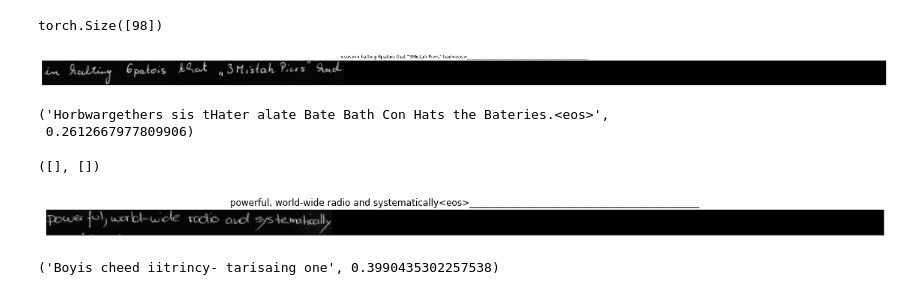
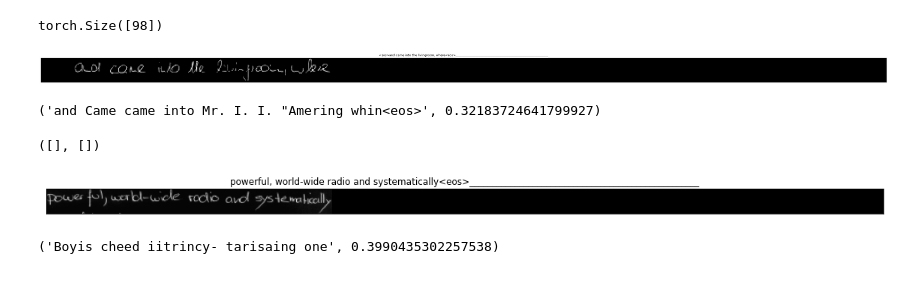
Before and after one commit to aktersnurra/text-recognizer, a Jupyter notebook: src/notebooks/Untitled.ipynb, the cells around one changed output. Saved outputs shown, nothing was run; the diff lists cells and outputs as text; code cells hidden in the pictures.

```diff
--- a/src/notebooks/Untitled.ipynb
+++ b/src/notebooks/Untitled.ipynb
@@ -53,5 +55,5 @@ model.load_from_checkpoint(checkpoint_path)
 # %%
 model.eval()
 # %%
-data, target = dataset[1006]
+data, target = dataset[1]
 sentence = convert_y_label_to_string(target, dataset)
@@ -61,3 +61,5 @@ data1 = (data - data.mean()) / data.std()
 target.shape
 # %% [output]
 torch.Size([98])
+# %%
+data = data * (data > 0.1)
@@ -64,17 +68,20 @@ torch.Size([98])
+# %%
+ra = transforms.RandomAffine((-1.1, 1.1), scale=(0.5, 1))
+# %%
+data = ra(data)
 # %%
-plt.figure(figsize=(40, 20))
+plt.figure(figsize=(60, 20))
 plt.title(sentence)
-plt.imshow(data1.squeeze(0).numpy(), cmap='gray')
+plt.imshow(data.squeeze(0).numpy(), cmap='gray')
 plt.xticks([])
 plt.yticks([])
 plt.show()
 # %% [output]
-[figure, old version]
+[figure, new version]
 # %%
-model.predict_on_image(data1)
+model.predict_on_image(data)
 # %% [output]
-('Horbwargethers sis tHater alate Bate Bath Con Hats the Bateries.<eos>',
- 0.2612667977809906)
+('and Came came into Mr. I. I. "Amering whin<eos>', 0.32183724641799927)
 # %%
 data, target = dataset[110]
 sentence = convert_y_label_to_string(target, dataset)
```
Also changed, not shown: parts of 28 cells of this notebook, 10 other files.
